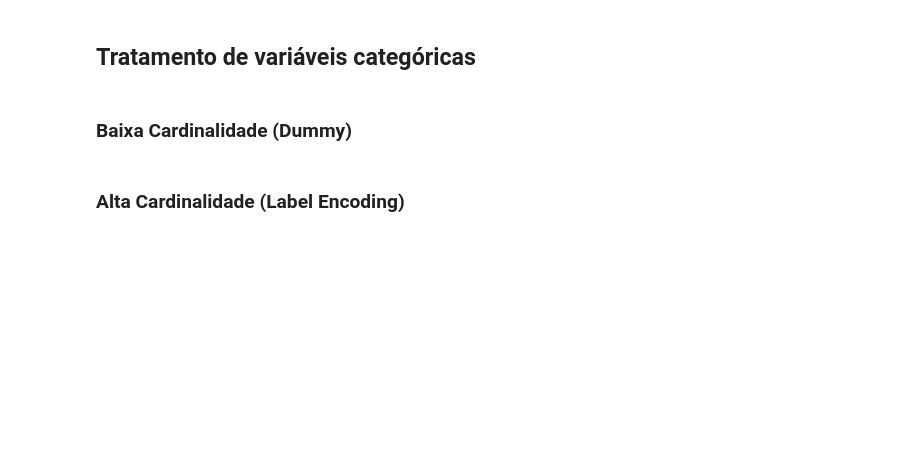
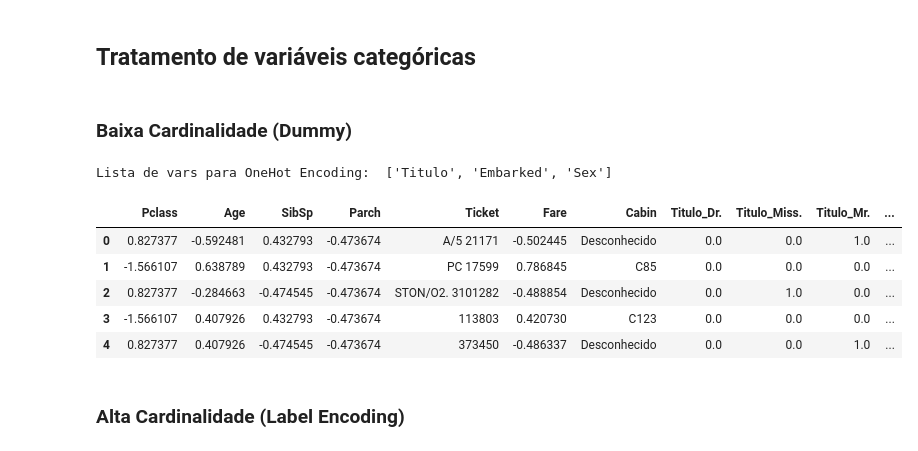
Before and after one commit to DKawaguch/Feature_Selection_Problems, a Jupyter notebook: Titanic/FS_Titanic.ipynb, the cells around one changed output. Saved outputs shown, nothing was run; the diff lists cells and outputs as text; code cells hidden in the pictures; blank space fills up the shorter version.

```diff
--- a/Titanic/FS_Titanic.ipynb
+++ b/Titanic/FS_Titanic.ipynb
@@ -211,5 +187,33 @@ abt_01.head()
 ## Tratamento de variáveis categóricas
 # %% [markdown]
 ### Baixa Cardinalidade (Dummy)
+# %%
+card_cutoff = 5
+df_categ_onehot = metadados[(metadados['cardinalidade'] <= card_cutoff) & (metadados['tipo'] == 'object')]
+lista_onehot = list(df_categ_onehot.nome_variavel.values)
+print('Lista de vars para OneHot Encoding: ',lista_onehot)
+
+# Instanciando o encoder
+encoder = OneHotEncoder(drop='first', sparse_output=False)
+
+# Aplicando o one-hot encoding
+encoded_data = encoder.fit_transform(abt_01[lista_onehot])
+
+# Criando um DataFrame com as colunas codificadas, mantendo o índice original
+encoded_cols = encoder.get_feature_names_out(lista_onehot)
+encoded_df = pd.DataFrame(encoded_data, columns=encoded_cols, index=abt_01.index)
+
+# Concatenando o DataFrame codificado com o DataFrame original
+abt_01 = pd.concat([abt_01.drop(lista_onehot, axis=1), encoded_df], axis=1)
+
+abt_01.head()
+# %% [output]
+Lista de vars para OneHot Encoding:  ['Titulo', 'Embarked', 'Sex']
+|  | Pclass | Age | SibSp | Parch | Ticket | Fare | Cabin | Titulo_Dr. | Titulo_Miss. | Titulo_Mr. | ... |
+| 0 | 0.827377 | -0.592481 | 0.432793 | -0.473674 | A/5 21171 | -0.502445 | Desconhecido | 0.0 | 0.0 | 1.0 | ... |
+| 1 | -1.566107 | 0.638789 | 0.432793 | -0.473674 | PC 17599 | 0.786845 | C85 | 0.0 | 0.0 | 0.0 | ... |
+| 2 | 0.827377 | -0.284663 | -0.474545 | -0.473674 | STON/O2. 3101282 | -0.488854 | Desconhecido | 0.0 | 1.0 | 0.0 | ... |
+| 3 | -1.566107 | 0.407926 | 0.432793 | -0.473674 | 113803 | 0.420730 | C123 | 0.0 | 0.0 | 0.0 | ... |
+| 4 | 0.827377 | 0.407926 | -0.474545 | -0.473674 | 373450 | -0.486337 | Desconhecido | 0.0 | 0.0 | 1.0 | ... |
 # %% [markdown]
 ### Alta Cardinalidade (Label Encoding)
```
Also changed, not shown: parts of 18 cells of this notebook.
